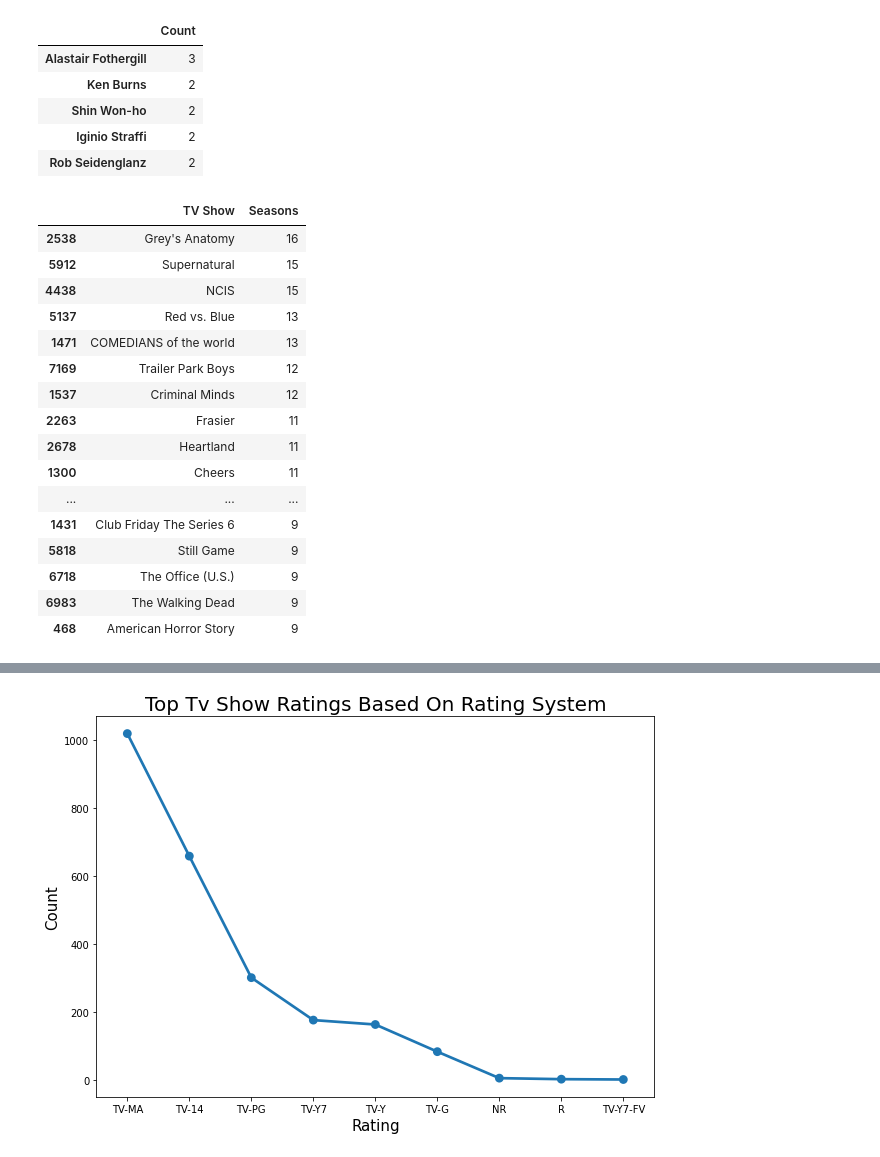
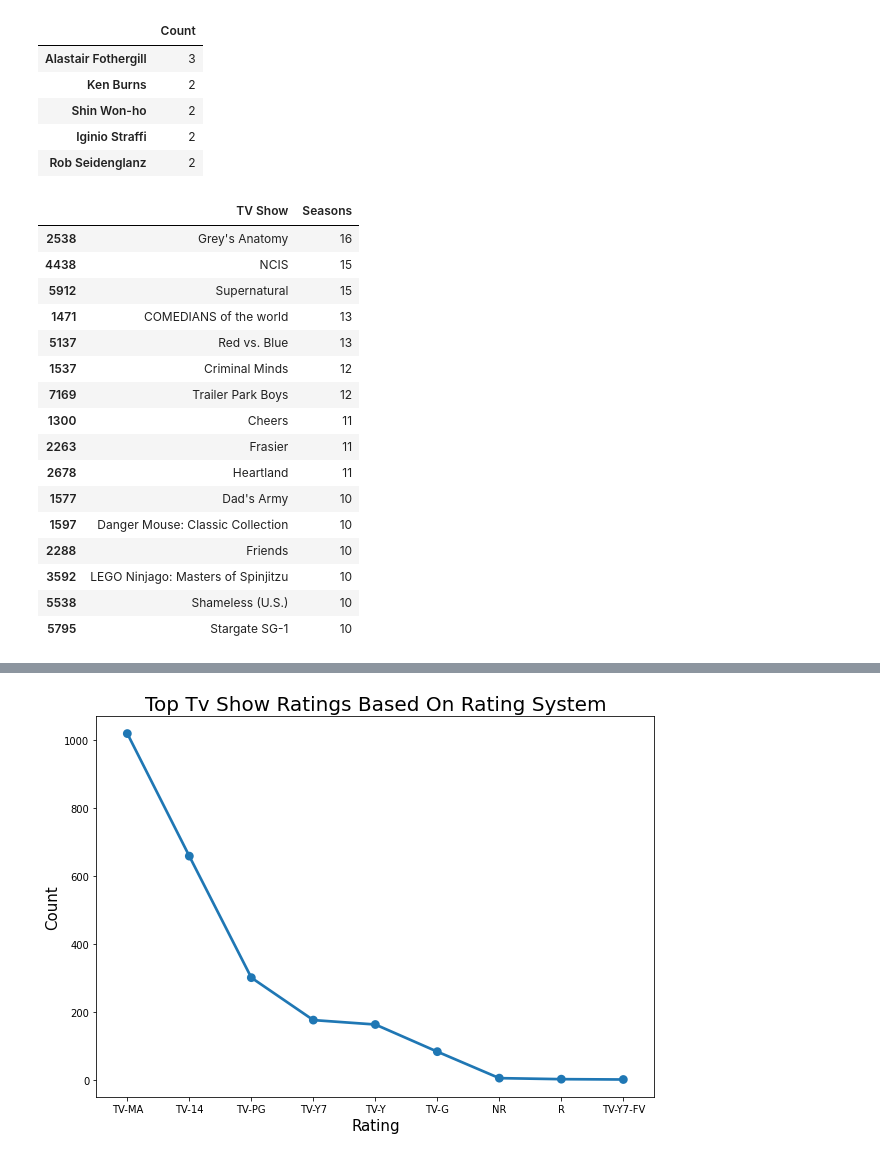
Before and after one commit to amrita-sarkar1/Netflix-Movies-and-TV-Shows-Clustering, a Jupyter notebook: Netflix_Movies_and_TV_Shows_Clustering.ipynb, the cells around one changed output, grey strips where cells are left out. Cells and saved outputs as stored; diff of their text form; code cells hidden in the pictures.

```diff
--- a/Netflix_Movies_and_TV_Shows_Clustering.ipynb
+++ b/Netflix_Movies_and_TV_Shows_Clustering.ipynb
@@ -461,30 +470,30 @@ tv_netflix_df['director'].value_counts().to_frame(name = 'Count').head()
 # %%
 tv_netflix_df['duration'] = tv_netflix_df['duration'].str.replace('Season','')
 tv_netflix_df['duration'] = tv_netflix_df['duration'].str.replace('s','')
 tv_netflix_df['duration'] = tv_netflix_df['duration'].astype(str).astype(int)
 
-long_shows = tv_netflix_df[tv_netflix_df['duration'] > 8]
+long_shows = tv_netflix_df[tv_netflix_df['duration'] > 9]
 long_shows_netflix_df = long_shows[['title','duration']]
 long_shows_netflix_df.rename(columns = {'title' : 'TV Show', 'duration': 'Seasons'}, inplace = True)
 long_shows_netflix_df.sort_values(by = ['Seasons'], ascending = False)
 # %% [output]
 |  | TV Show | Seasons |
 | 2538 | Grey's Anatomy | 16 |
+| 4438 | NCIS | 15 |
 | 5912 | Supernatural | 15 |
-| 4438 | NCIS | 15 |
+| 1471 | COMEDIANS of the world | 13 |
 | 5137 | Red vs. Blue | 13 |
-| 1471 | COMEDIANS of the world | 13 |
+| 1537 | Criminal Minds | 12 |
 | 7169 | Trailer Park Boys | 12 |
-| 1537 | Criminal Minds | 12 |
+| 1300 | Cheers | 11 |
 | 2263 | Frasier | 11 |
 | 2678 | Heartland | 11 |
-| 1300 | Cheers | 11 |
-| ... | ... | ... |
-| 1431 | Club Friday The Series 6 | 9 |
-| 5818 | Still Game | 9 |
-| 6718 | The Office (U.S.) | 9 |
-| 6983 | The Walking Dead | 9 |
-| 468 | American Horror Story | 9 |
+| 1577 | Dad's Army | 10 |
+| 1597 | Danger Mouse: Classic Collection | 10 |
+| 2288 | Friends | 10 |
+| 3592 | LEGO Ninjago: Masters of Spinjitzu | 10 |
+| 5538 | Shameless (U.S.) | 10 |
+| 5795 | Stargate SG-1 | 10 |
 # %%
 fig = px.bar(tv_netflix_df,
              x = tv_netflix_df['listed_in'].value_counts().head(15).index,
```
Also changed, not shown: parts of 14 cells of this notebook.
